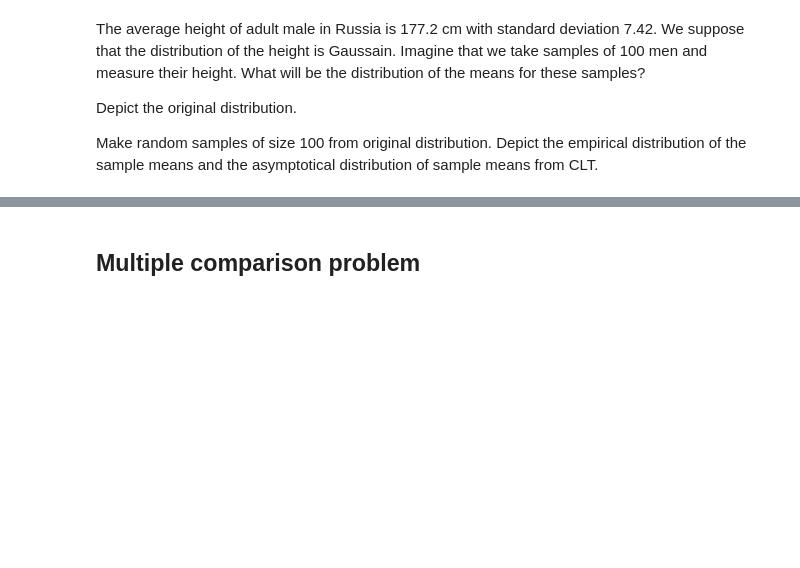
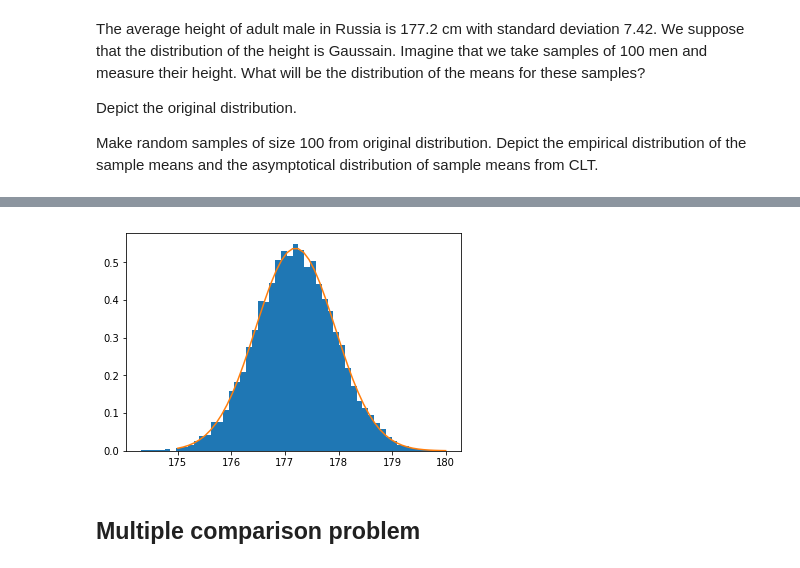
Before and after one commit to nomemm/advstat-labs, a Jupyter notebook: Lab04/Lab04.ipynb, the cells around one changed output, grey strips where cells are left out. Saved outputs shown, nothing was run; the diff lists cells and outputs as text; code cells hidden in the pictures; blank space fills up the shorter version.

```diff
--- a/Lab04/Lab04.ipynb
+++ b/Lab04/Lab04.ipynb
@@ -100,8 +109,22 @@ Depict the empirical distribution of the sample means and the asymptotical distr
 # %%
 # 2. Make random samples of size 100
+N = 100
+sample_size = 10000
+height_samples = height_asympt.rvs(size=(sample_size, N))
+samples = np.mean(height_samples, axis=1)
 # %%
 # 3. Depict the empirical distribution of the sample means and
 # the asymptotical distribution of sample means from CLT
+mean_emp = np.mean(samples)
+sigma_emp = sigma / np.sqrt(N)
+x = np.linspace(175, 180)
+plt.figure()
+plt.hist(samples, N/2, normed=True)
+dist_emp = norm(mean_emp, sigma_emp)
+plt.plot(x, dist_emp.pdf(x))
+plt.show()
+# %% [output]
+[figure, added]
 # %% [markdown]
 ## Multiple comparison problem
 # %% [markdown]
```
Also changed, not shown: parts of 8 cells of this notebook.
